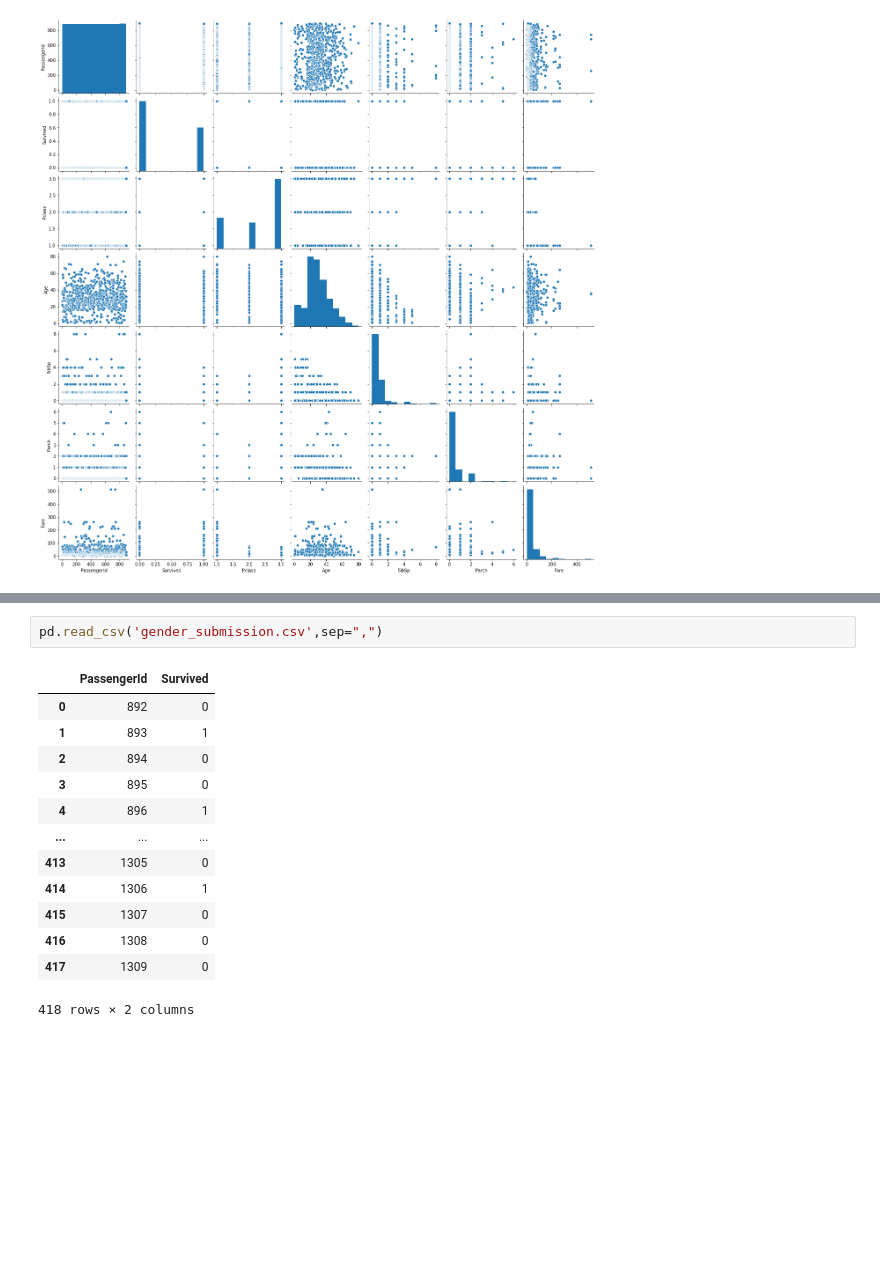
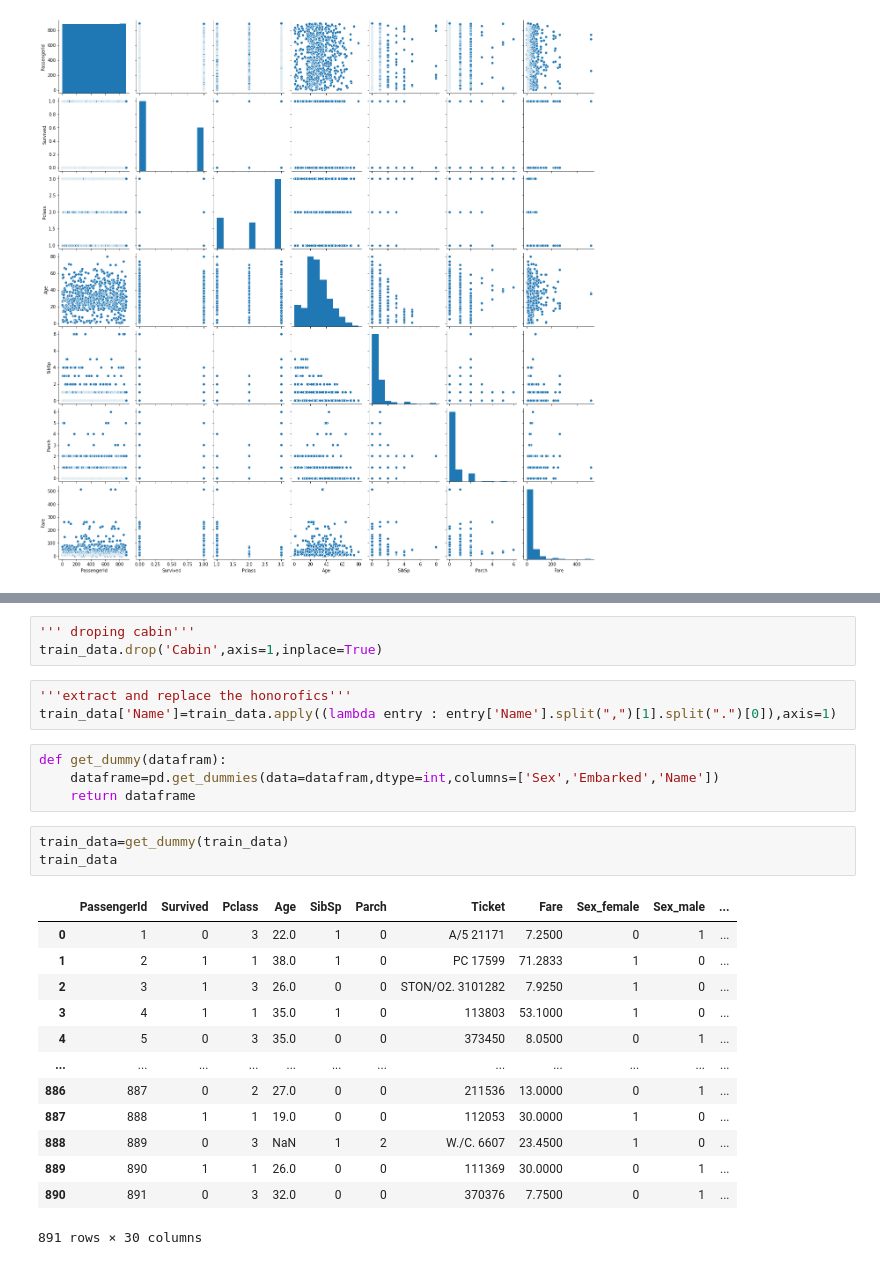
Before and after one commit to AbdelrahmanElMahdy/AiGettingHandsDirty, a Jupyter notebook: Titanic/Titanic.ipynb, the cells around one changed output, grey strips where cells are left out. Drawn from its saved outputs; the diff is of its cells as text; blank space fills up the shorter version.

```diff
--- a/Titanic/Titanic.ipynb
+++ b/Titanic/Titanic.ipynb
@@ -197,19 +200,30 @@ sns.pairplot(train_data)
             <li><b>c = 1</b></li>
             <li><b>Q = 2</b></li>
     </ol>
-# %%
-pd.read_csv('gender_submission.csv',sep=",")
-# %% [output]
-|  | PassengerId | Survived |
-| 0 | 892 | 0 |
-| 1 | 893 | 1 |
-| 2 | 894 | 0 |
-| 3 | 895 | 0 |
-| 4 | 896 | 1 |
-| ... | ... | ... |
-| 413 | 1305 | 0 |
-| 414 | 1306 | 1 |
-| 415 | 1307 | 0 |
-| 416 | 1308 | 0 |
-| 417 | 1309 | 0 |
-418 rows × 2 columns
+# %%
+''' droping cabin'''
+train_data.drop('Cabin',axis=1,inplace=True)
+# %%
+'''extract and replace the honorofics'''
+train_data['Name']=train_data.apply((lambda entry : entry['Name'].split(",")[1].split(".")[0]),axis=1)
+# %%
+def get_dummy(datafram):
+    dataframe=pd.get_dummies(data=datafram,dtype=int,columns=['Sex','Embarked','Name'])
+    return dataframe
+# %%
+train_data=get_dummy(train_data)
+train_data
+# %% [output]
+|  | PassengerId | Survived | Pclass | Age | SibSp | Parch | Ticket | Fare | Sex_female | Sex_male | ... |
+| 0 | 1 | 0 | 3 | 22.0 | 1 | 0 | A/5 21171 | 7.2500 | 0 | 1 | ... |
+| 1 | 2 | 1 | 1 | 38.0 | 1 | 0 | PC 17599 | 71.2833 | 1 | 0 | ... |
+| 2 | 3 | 1 | 3 | 26.0 | 0 | 0 | STON/O2. 3101282 | 7.9250 | 1 | 0 | ... |
+| 3 | 4 | 1 | 1 | 35.0 | 1 | 0 | 113803 | 53.1000 | 1 | 0 | ... |
+| 4 | 5 | 0 | 3 | 35.0 | 0 | 0 | 373450 | 8.0500 | 0 | 1 | ... |
+| ... | ... | ... | ... | ... | ... | ... | ... | ... | ... | ... | ... |
+| 886 | 887 | 0 | 2 | 27.0 | 0 | 0 | 211536 | 13.0000 | 0 | 1 | ... |
+| 887 | 888 | 1 | 1 | 19.0 | 0 | 0 | 112053 | 30.0000 | 1 | 0 | ... |
+| 888 | 889 | 0 | 3 | NaN | 1 | 2 | W./C. 6607 | 23.4500 | 1 | 0 | ... |
+| 889 | 890 | 1 | 1 | 26.0 | 0 | 0 | 111369 | 30.0000 | 0 | 1 | ... |
+| 890 | 891 | 0 | 3 | 32.0 | 0 | 0 | 370376 | 7.7500 | 0 | 1 | ... |
+891 rows × 30 columns
```
Also changed, not shown: parts of 8 cells of this notebook.
